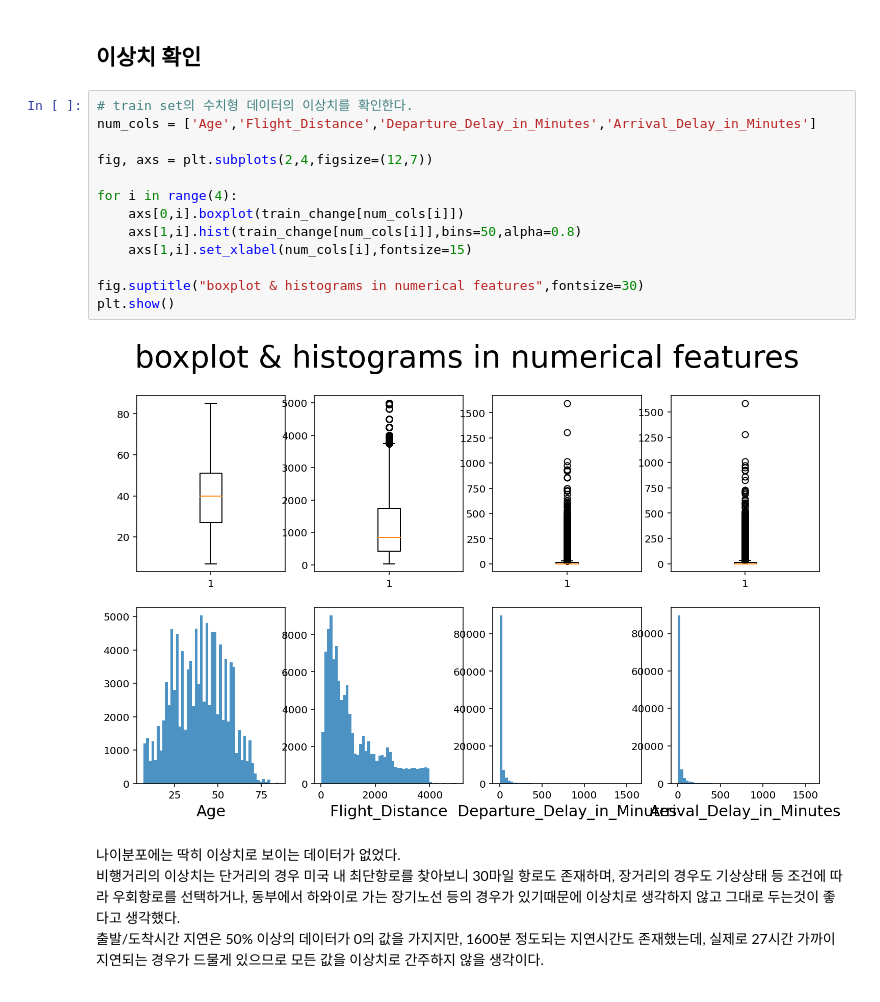
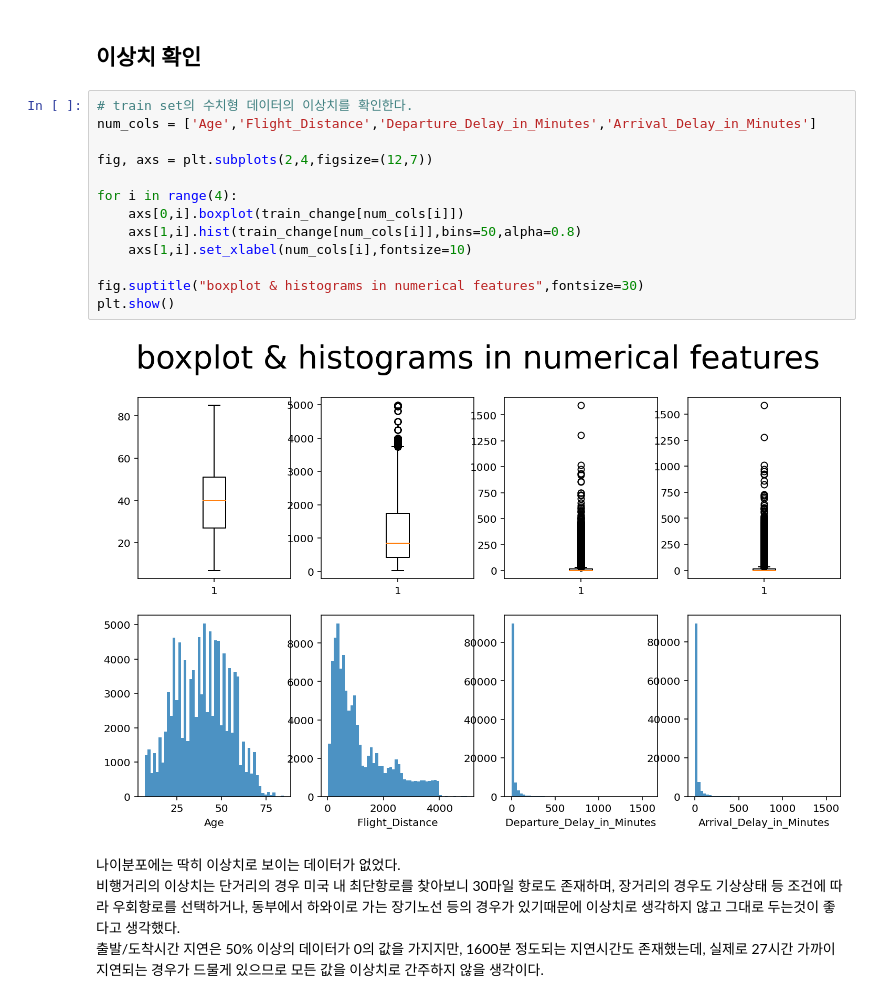
Before and after one commit to SYKIM5396/Airline_Satisfaction, a Jupyter notebook: Part1_2.ipynb, the cells around one changed output. Cells and saved outputs as stored; diff of their text form.

```diff
--- a/Part1_2.ipynb
+++ b/Part1_2.ipynb
@@ -268,18 +266,18 @@ memory usage: 19.0+ MB
 # %%
 # train set의 수치형 데이터의 이상치를 확인한다.
 num_cols = ['Age','Flight_Distance','Departure_Delay_in_Minutes','Arrival_Delay_in_Minutes']
 
 fig, axs = plt.subplots(2,4,figsize=(12,7))
 
 for i in range(4):
     axs[0,i].boxplot(train_change[num_cols[i]])
     axs[1,i].hist(train_change[num_cols[i]],bins=50,alpha=0.8)
-    axs[1,i].set_xlabel(num_cols[i],fontsize=15)
+    axs[1,i].set_xlabel(num_cols[i],fontsize=10)
 
 fig.suptitle("boxplot & histograms in numerical features",fontsize=30)
 plt.show()
 # %% [output]
-[figure, old version]
+[figure, new version]
 # %% [markdown]
 나이분포에는 딱히 이상치로 보이는 데이터가 없었다.
 비행거리의 이상치는 단거리의 경우 미국 내 최단항로를 찾아보니 30마일 항로도 존재하며, 장거리의 경우도 기상상태 등 조건에 따라 우회항로를 선택하거나, 동부에서 하와이로 가는 장기노선 등의 경우가 있기때문에 이상치로 생각하지 않고 그대로 두는것이 좋다고 생각했다.
```
Also changed, not shown: parts of 3 cells of this notebook.
